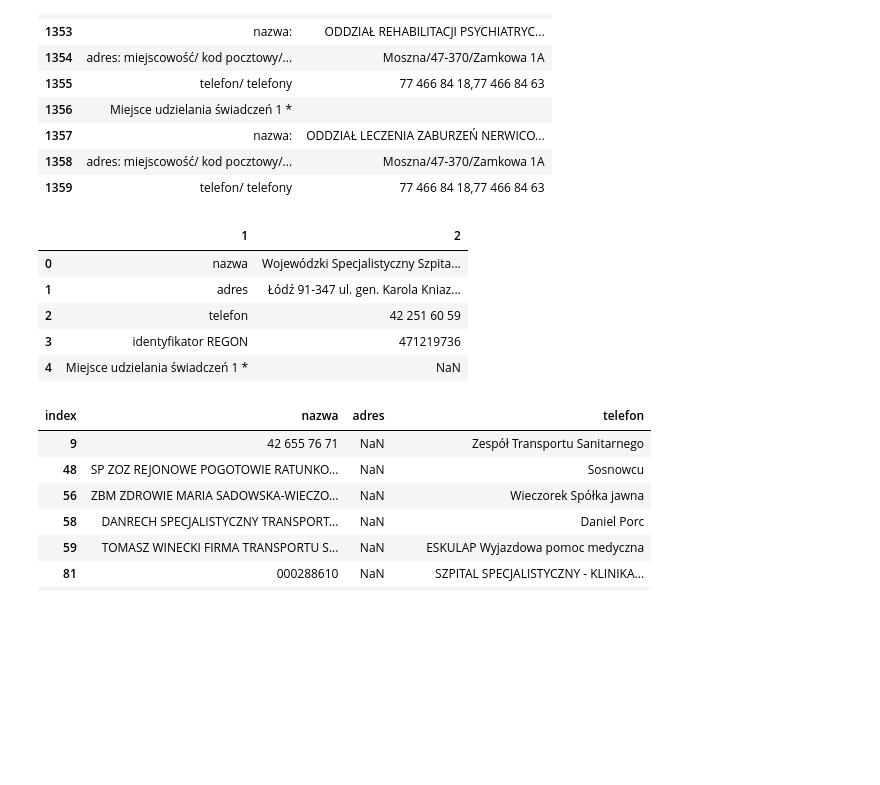
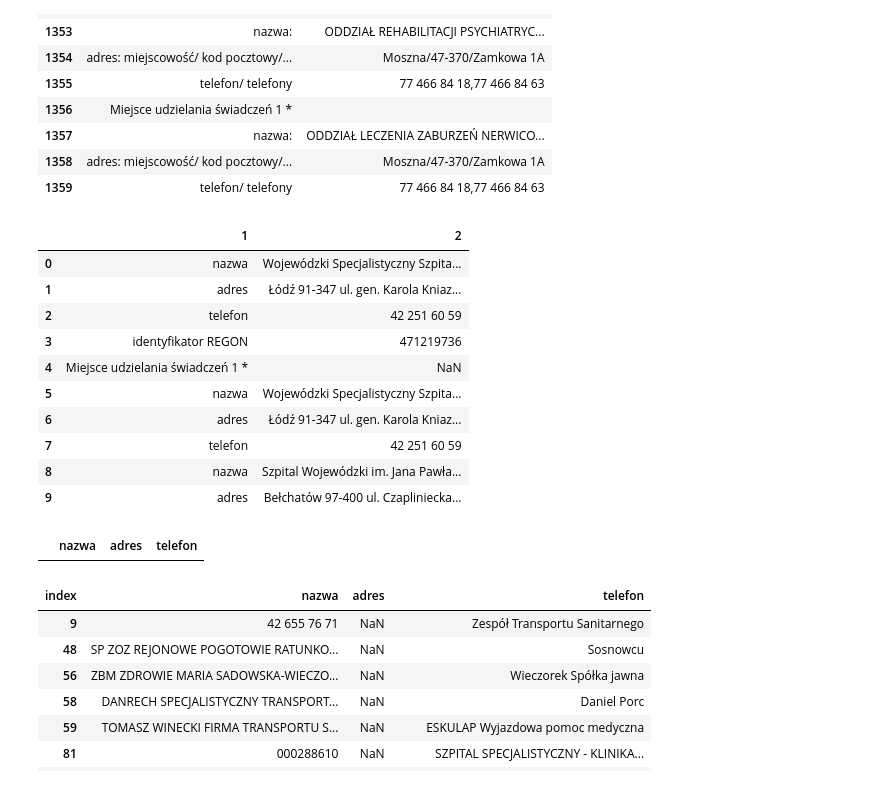
Before and after one commit to michal-siedlecki/nearest-covid-hospital, a Jupyter notebook: data_preprocess/regular_pdf_to_csv.ipynb, the cells around one changed output. Cells and saved outputs as stored; diff of their text form; code cells hidden in the pictures; blank space fills up the shorter version.

Commit message:
data update

```diff
--- a/data_preprocess/regular_pdf_to_csv.ipynb
+++ b/data_preprocess/regular_pdf_to_csv.ipynb
@@ -129,11 +129,21 @@ for num, word in enumerate(df[1]):
     elif re.search('telefon',str(word)):
         df.loc[num][1] = 'telefon'
 # %%
-df.head()
+df.head(10)
 # %% [output]
 |  | 1 | 2 |
 | 0 | nazwa | Wojewódzki Specjalistyczny Szpita... |
 | 1 | adres | Łódź 91-347 ul. gen. Karola Kniaz... |
 | 2 | telefon | 42 251 60 59 |
 | 3 | identyfikator REGON | 471219736 |
 | 4 | Miejsce udzielania świadczeń 1 * | NaN |
+| 5 | nazwa | Wojewódzki Specjalistyczny Szpita... |
+| 6 | adres | Łódź 91-347 ul. gen. Karola Kniaz... |
+| 7 | telefon | 42 251 60 59 |
+| 8 | nazwa | Szpital Wojewódzki im. Jana Pawła... |
+| 9 | adres | Bełchatów 97-400 ul. Czapliniecka... |
+# %%
+df_2 = pd.DataFrame(columns=['nazwa','adres','telefon'])
+df_2.head()
+# %% [output]
+|  | nazwa | adres | telefon |
```
Also changed, not shown: parts of 3 cells of this notebook.
